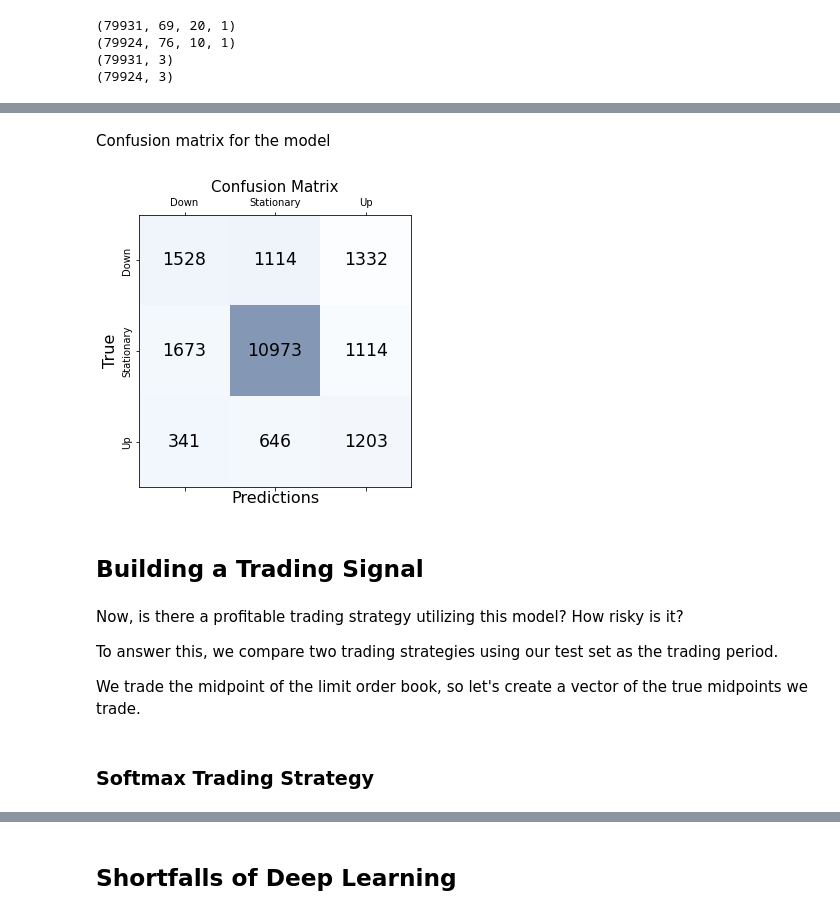
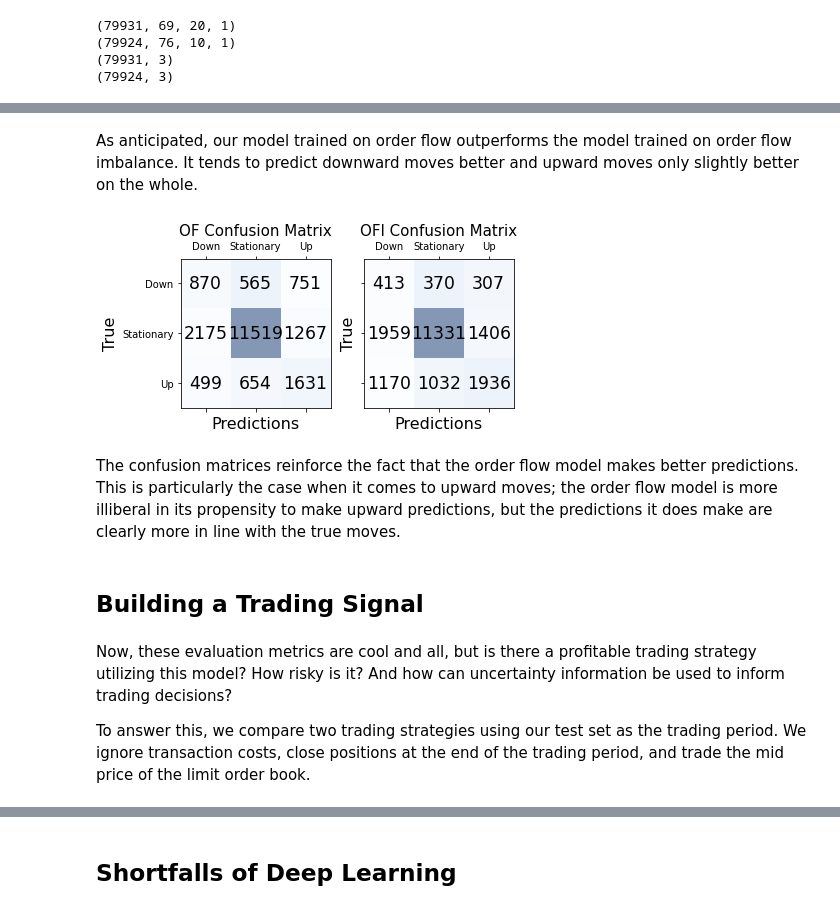
Before and after one commit to ajcutuli/OFI_NN_Project, a Jupyter notebook: Order Flow + Neural Nets.ipynb, the cells around one changed output, grey strips where cells are left out. Saved outputs shown, nothing was run; the diff lists cells and outputs as text; code cells hidden in the pictures.

Commit message:
so close

```diff
--- a/Order Flow + Neural Nets.ipynb
+++ b/Order Flow + Neural Nets.ipynb
@@ -440,6 +453,6 @@ Also, although batch size and learning rate are tunable hyperparameters, we choo
 # %%
 from keras.callbacks import EarlyStopping
-es = EarlyStopping(monitor='accuracy', mode='min', verbose=1, patience=20, min_delta=3e-5, restore_best_weights=True)
+es = EarlyStopping(monitor='loss', mode='min', verbose=1, patience=5, min_delta=3e-5, restore_best_weights=True)
 # %%
 max_epochs = 100
 batch_size = 32
@@ -603,6 +587,0 @@ model_details['OF']['model'].evaluate(model_details['OF']['test_x'], model_detai
-# %%
-# Store out-of-sample predictions of order flow model
-model_details['OFI']['pred_test'] = np.mean([model_details['OFI']['model'].predict(model_details['OFI']['test_x']) for _ in range(num_iterations)], axis=0).reshape(model_details['OFI']['test_y'].shape)
-
-# Out-of-sample evaluation of order flow imbalance model
-model_details['OFI']['model'].evaluate(model_details['OFI']['test_x'], model_details['OFI']['test_y'])
@@ -612,14 +588,14 @@ model_details['OFI']['model'].evaluate(model_details['OFI']['test_x'], model_det
 # %%
 from sklearn.metrics import classification_report
+
 for time_series in model_details:
     model_details[time_series]['pred_y'] = np.zeros(model_details[time_series]['test_y'].shape)
     for i in range(len(model_details[time_series]['test_y'])):
-        model_details[time_series]['pred_y'][i,np.argmax(model_details[time_series]['pred_test'][i])] = 1
+        model_details[time_series]['pred_y'][i,np.argmax(model_details[time_series]['preds_mean'][i])] = 1
     print(time_series)
-    print(classification_report(model_details[time_series]['test_y'], model_details[time_series]['pred_y'], target_names=['Down', 'Stationary', 'Up']))
-    # pred_Y = np.zeros(test_Y.shape)
-    # for i in range(len(test_Y)):
-    #     pred_Y[i,np.argmax(model_params['pred_test'][i])] = 1
+    print(classification_report(model_details[time_series]['test_y'],
+                                model_details[time_series]['pred_y'],
+                                target_names=['Down', 'Stationary', 'Up']))
 # %% [output]
 OF
               precision    recall  f1-score   support
@@ -658,32 +617,38 @@ weighted avg       0.68      0.69      0.68     19924
-# %% [markdown]
-Confusion matrix for the model
+# %% [markdown]
+As anticipated, our model trained on order flow outperforms the model trained on order flow imbalance. It tends to predict downward moves better and upward moves only slightly better on the whole.
 # %%
 import matplotlib.pyplot as plt
 from sklearn.metrics import confusion_matrix
 
-mat_con = confusion_matrix(test_Y.argmax(axis=1), pred_Y.argmax(axis=1))
+fig, (ax1,ax2) = plt.subplots(1,2, sharex=True, sharey=True)
 
-fig, px = plt.subplots(figsize=(5,5))
-px.matshow(mat_con, cmap=plt.cm.Blues, alpha=0.5)
+mat_con1 = confusion_matrix(model_details['OF']['test_y'].argmax(axis=1),
+                           model_details['OF']['pred_y'].argmax(axis=1))
+mat_con2 = confusion_matrix(model_details['OFI']['test_y'].argmax(axis=1),
+                           model_details['OFI']['pred_y'].argmax(axis=1))
 
-for m in range(mat_con.shape[0]):
-    for n in range(mat_con.shape[1]):
-        px.text(x=m, y=n, s=mat_con[m, n], va='center', ha='center', size='xx-large')
+for ax in zip((ax1,ax2),(mat_con1,mat_con2),('OF','OFI')):
+    ax[0].matshow(ax[1], cmap=plt.cm.Blues, alpha=0.5)
 
-plt.xlabel('Predictions', fontsize=16)
-plt.ylabel('True', fontsize=16)
-plt.xticks(np.arange(3), ['Down', 'Stationary', 'Up'])
-plt.yticks(np.arange(3), ['Down', 'Stationary', 'Up'], rotation='vertical', va='center')
-plt.title('Confusion Matrix', fontsize=15)
-plt.show()
+    for m in range(ax[1].shape[0]):
+        for n in range(ax[1].shape[1]):
+            ax[0].text(x=m, y=n, s=ax[1][m, n], va='center', ha='center', size='xx-large')
+
+    ax[0].set_xlabel('Predictions', fontsize=16)
+    ax[0].set_ylabel('True', fontsize=16)
+    plt.xticks(np.arange(3), ['Down', 'Stationary', 'Up'])
+    plt.yticks(np.arange(3), ['Down', 'Stationary', 'Up'], rotation='vertical', va='center')
+    ax[0].set_title(ax[2] + ' Confusion Matrix', fontsize=15)
+
+fig.tight_layout()
 # %% [output]
-[figure, old version]
+[figure, new version]
+# %% [markdown]
+The confusion matrices reinforce the fact that the order flow model makes better predictions. This is particularly the case when it comes to upward moves; the order flow model is more illiberal in its propensity to make upward predictions, but the predictions it does make are clearly more in line with the true moves.
 # %% [markdown]
 ## Building a Trading Signal
 # %% [markdown]
-Now, is there a profitable trading strategy utilizing this model? How risky is it?
+Now, these evaluation metrics are cool and all, but is there a profitable trading strategy utilizing this model? How risky is it? And how can uncertainty information be used to inform trading decisions?
 
-To answer this, we compare two trading strategies using our test set as the trading period.
-
-We trade the midpoint of the limit order book, so let's create a vector of the true midpoints we trade.
+To answer this, we compare two trading strategies using our test set as the trading period. We ignore transaction costs, close positions at the end of the trading period, and trade the mid price of the limit order book.
 # %%
@@ -691,2 +658,0 @@ test_midpoints = (dataframe.iloc[1+int(len(ofi_data)*train_weight):]['PRICE_ASK_
-# %% [markdown]
-### Softmax Trading Strategy
```
Also changed, not shown: parts of 45 cells of this notebook, 4 other files.
